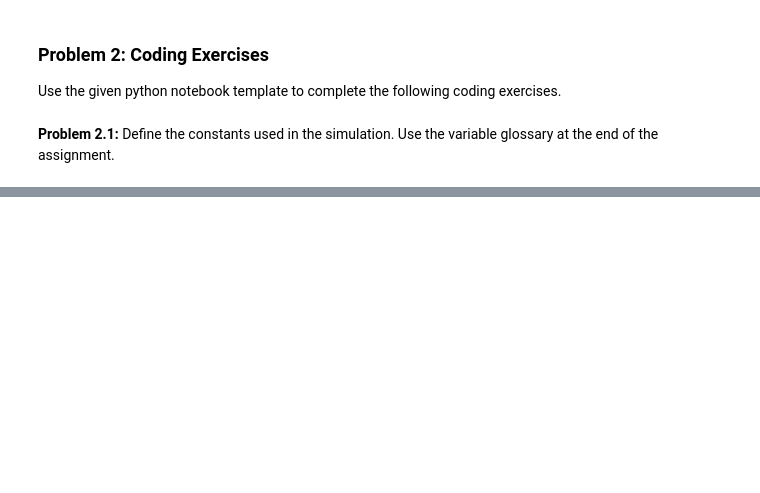
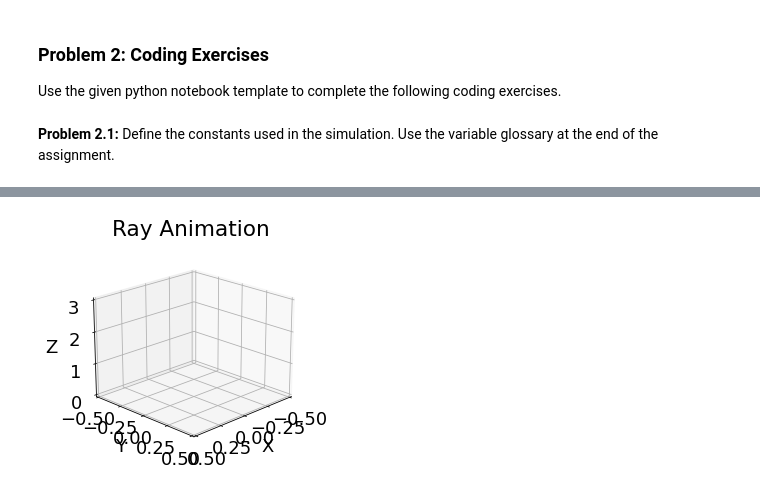
Before and after one commit to emremengi/AIFS-Modules, a Jupyter notebook: AIFS Modules/Module_3A/Module3A_Sol.ipynb, the cells around one changed output, grey strips where cells are left out. Cells and saved outputs as stored; diff of their text form; code cells hidden in the pictures; blank space fills up the shorter version.

```diff
--- a/AIFS Modules/Module_3A/Module3A_Sol.ipynb
+++ b/AIFS Modules/Module_3A/Module3A_Sol.ipynb
@@ -315,0 +562,36 @@ Previous file deleted.
+# %%
+############################### animate rays ##################################
+fig = plt.figure()
+ax = fig.add_subplot(111, projection='3d')
+ax.set_xlim3d(-test_lim, test_lim)
+ax.set_ylim3d(-test_lim, test_lim)
+ax.set_zlim3d(0, 4)
+ax.set_xlabel('X')
+ax.set_ylabel('Y')
+ax.set_zlabel('Z')
+ax.set_title('Ray Animation')
+ax.view_init(elev=20, azim=45)
+ax.plot_surface(X1, X2, X3, color='b', alpha=0.2)
+# define ray animation function
+def drawframe(i):
+    ax.clear()
+    ax.set_xlim3d(-test_lim, test_lim)
+    ax.set_ylim3d(-test_lim, test_lim)
+    ax.set_zlim3d(0, 3)
+    ax.set_xlabel('X')
+    ax.set_ylabel('Y')
+    ax.set_zlabel('Z')
+    ax.set_title('Ray Animation')
+    ax.view_init(elev=20, azim=45)
+    ax.plot_surface(X1, X2, X3, color='b', alpha=0.2)
+    ax.scatter(rayAnim[i][:,0], rayAnim[i][:,1], rayAnim[i][:,2], color='r', marker='o')
+    for j in range(np.size(rayAnim[i][:,0])):
+        ax.quiver(rayAnim[i][j,0], rayAnim[i][j,1], rayAnim[i][j,2], rayAnim[i][j,3], rayAnim[i][j,4], rayAnim[i][j,5], length=0.1, normalize=True, color='r')
+    return ax
+
+# create animation
+anim = animation.FuncAnimation(fig, drawframe, frames=len(rayAnim), interval=50, blit=False)
+# save animation
+anim.save('rayAnimationB.mp4', fps=30, extra_args=['-vcodec', 'libx264'])
+# %% [output]
+[figure, added]
```
Also changed, not shown: parts of 28 cells of this notebook, 7 other files.
